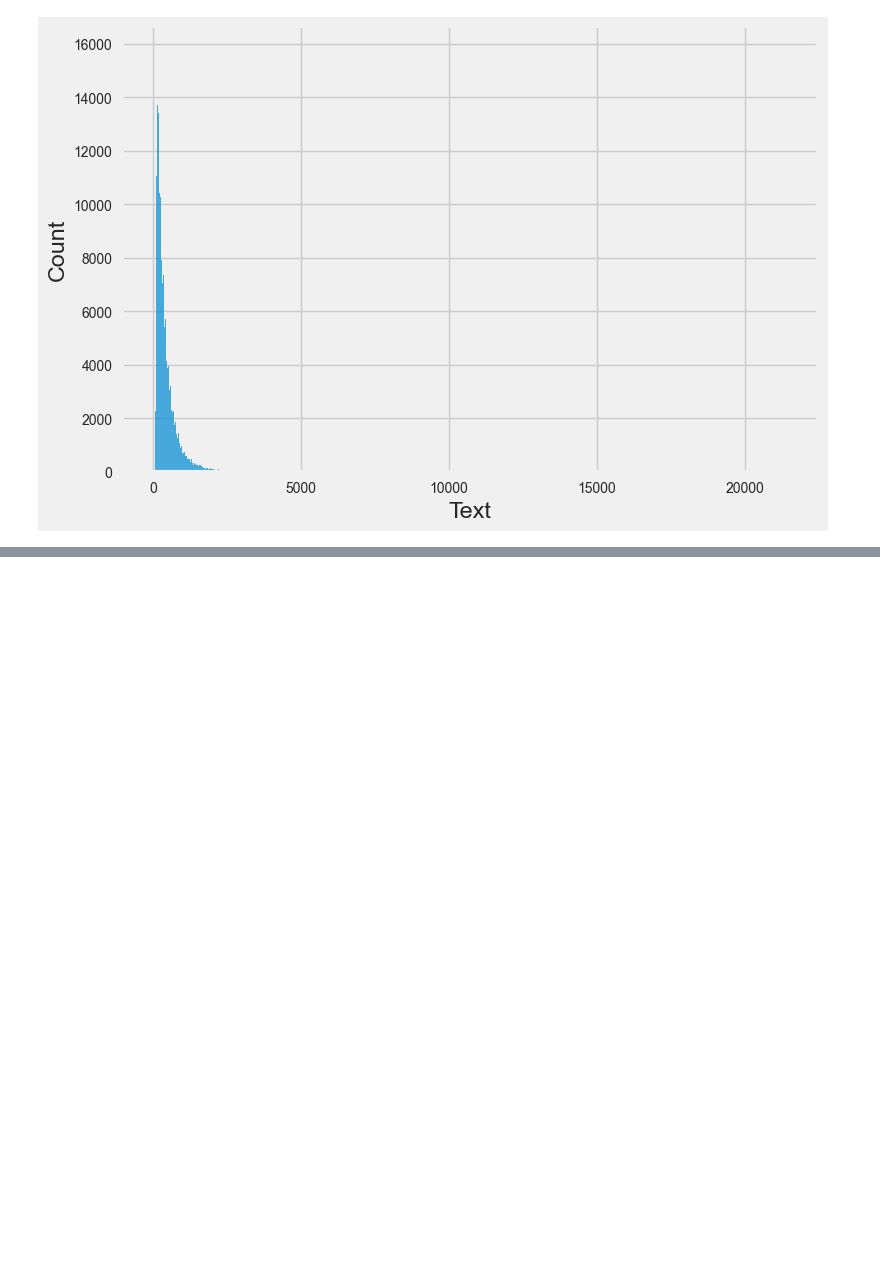
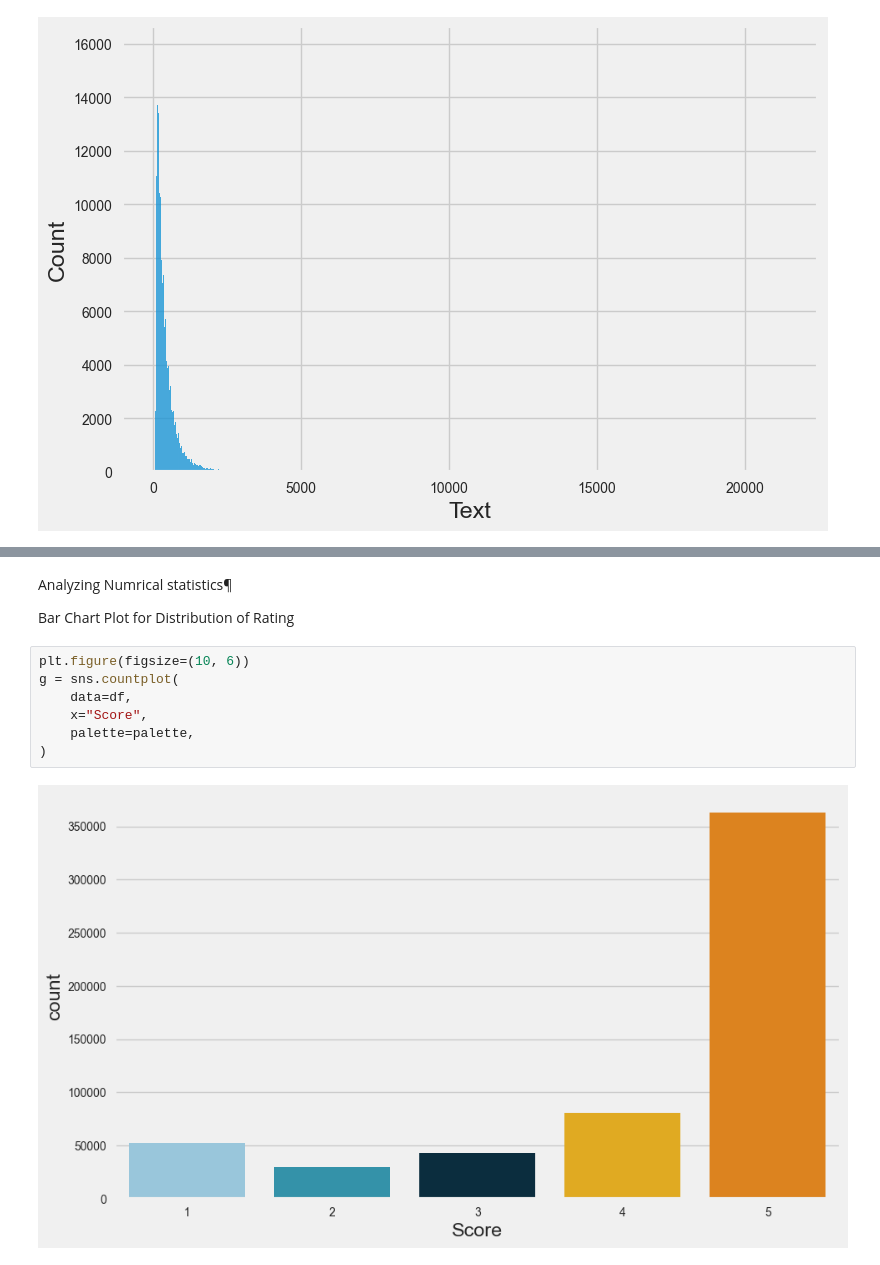
Before and after one commit to tinegaCollins/exp-w-sentiment-analysis-api, a Jupyter notebook: model/model.ipynb, the cells around one changed output, grey strips where cells are left out. Saved outputs shown, nothing was run; the diff lists cells and outputs as text; blank space fills up the shorter version.

```diff
--- a/model/model.ipynb
+++ b/model/model.ipynb
@@ -184,0 +196,13 @@ df['Text'].str.split().\
+# %% [markdown]
+Analyzing Numrical statistics¶
+
+Bar Chart Plot for Distribution of Rating
+# %%
+plt.figure(figsize=(10, 6))
+g = sns.countplot(
+    data=df,
+    x="Score",
+    palette=palette,
+)
+# %% [output]
+[figure, added]
```
Also changed, not shown: parts of 21 cells of this notebook.
